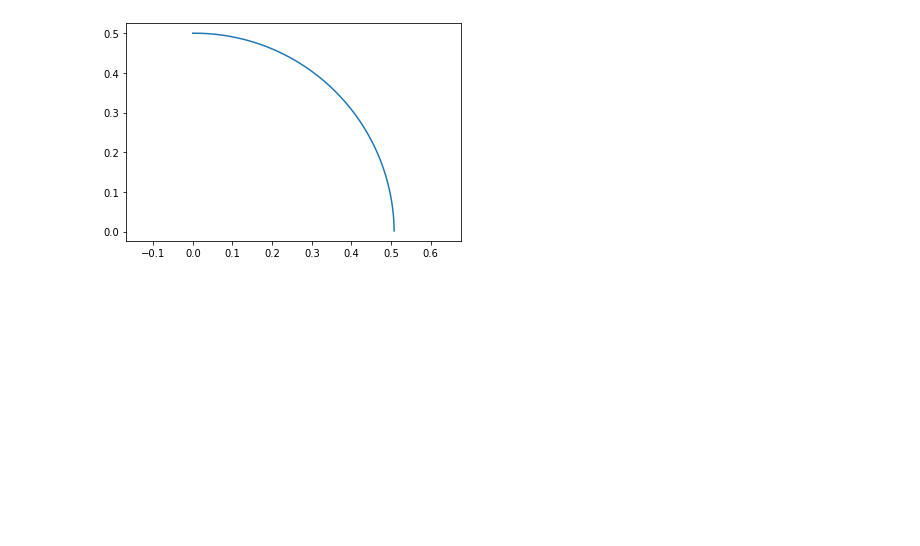
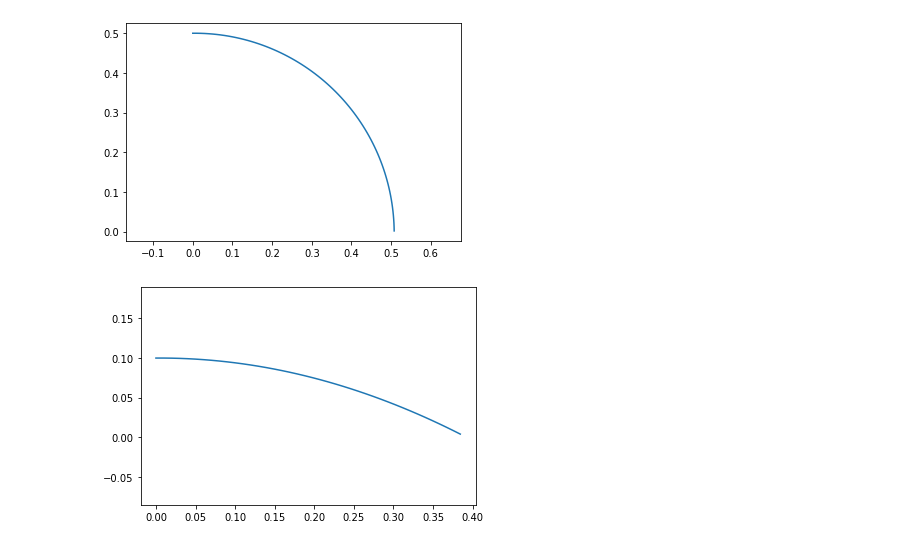
Before and after one commit to florefalcon/Projet-maths-info-Eva-et-Flore, a Jupyter notebook: Projet Lignes de niveau.ipynb, the cells around one changed output. Saved outputs shown, nothing was run; the diff lists cells and outputs as text; code cells hidden in the pictures; blank space fills up the shorter version.

```diff
--- a/Projet Lignes de niveau.ipynb
+++ b/Projet Lignes de niveau.ipynb
@@ -125,7 +125,7 @@ tang_norm(f,0.0,0.5)
 # %% [output]
 array([ 0.01, -0.  ])
 # %%
-def simple_contour (f,c=0.0,d=0.01):
+def simple_contour_naif(f,c=0.0,d=0.01):
     eps=2**(-25)
     x,y=[],[]
     t=find_seed(f,c)
@@ -147,3 +147,10 @@ plt.axis("equal")
 plt.show()
 # %% [output]
 [figure]
+# %%
+X,Y=simple_contour_naif(g,0.3,0.01)
+plt.plot(X,Y)
+plt.axis("equal")
+plt.show()
+# %% [output]
+[figure, added]
```
Also changed, not shown: parts of 12 cells of this notebook.
